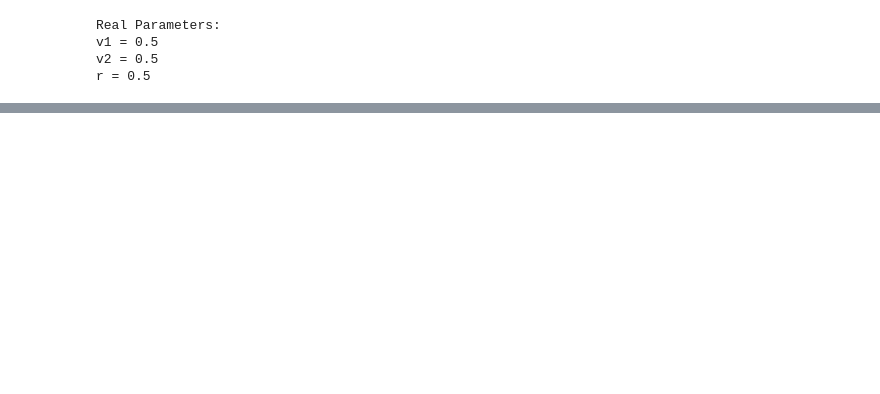
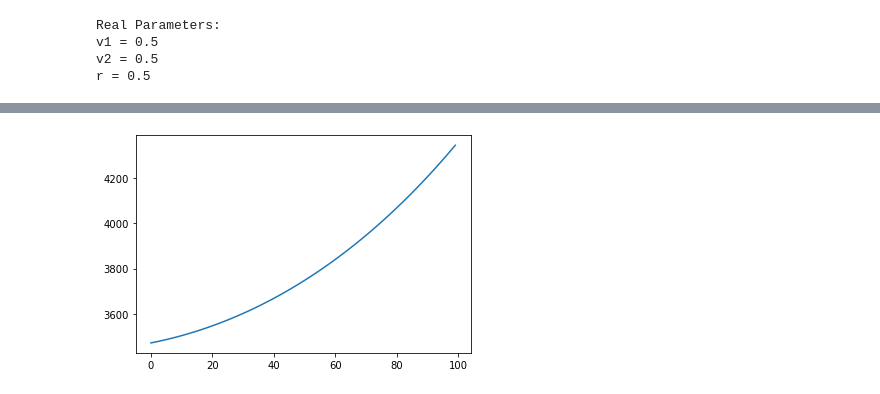
Before and after one commit to AlexTISYoung/snipar, a Jupyter notebook: ldsc_reg/inferz/infering_on_z.ipynb, the cells around one changed output, grey strips where cells are left out. Cells and saved outputs as stored; diff of their text form; code cells hidden in the pictures; blank space fills up the shorter version.

```diff
--- a/ldsc_reg/inferz/infering_on_z.ipynb
+++ b/ldsc_reg/inferz/infering_on_z.ipynb
@@ -132,0 +162,15 @@ KeyboardInterrupt:
+# %%
+gridsize = 100
+rgrid = np.linspace(output_est[2] - 0.1, output_est[2] + 0.1, gridsize)
+hessr = np.zeros(gridsize)
+
+for i in range(gridsize):
+
+    hessr[i] = ld.get_hessian(np.array([output_est[0], output_est[1], rgrid[i]]),
+                           model.z, model.S, model.l, model.u, model.f, model.M)[2, 2]
+
+fig, ax = plt.subplots()
+ax.plot(hessr)
+plt.show()
+# %% [output]
+[figure, added]
```
Also changed, not shown: parts of 12 cells of this notebook.
